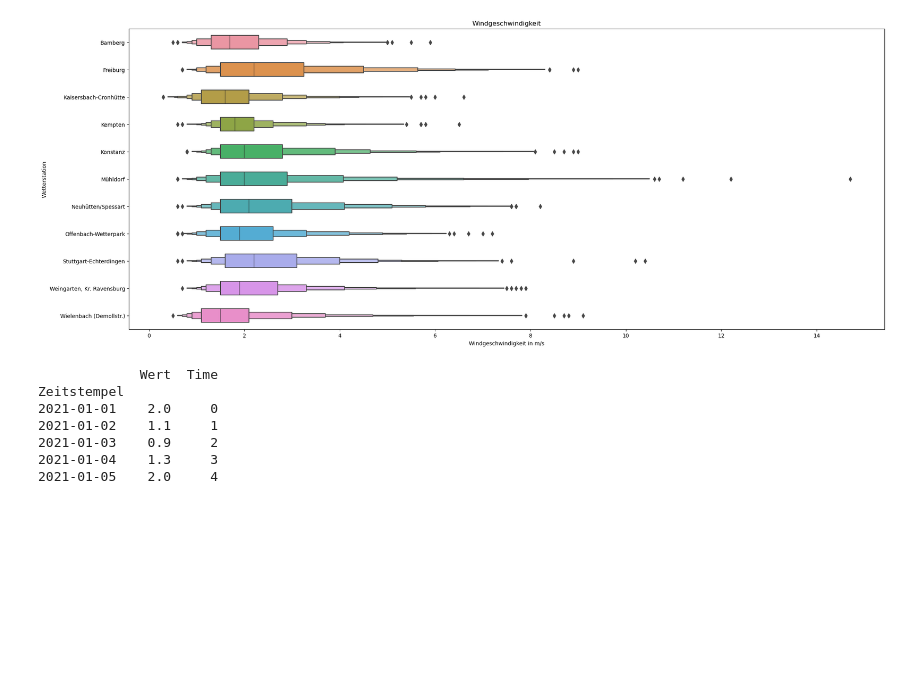
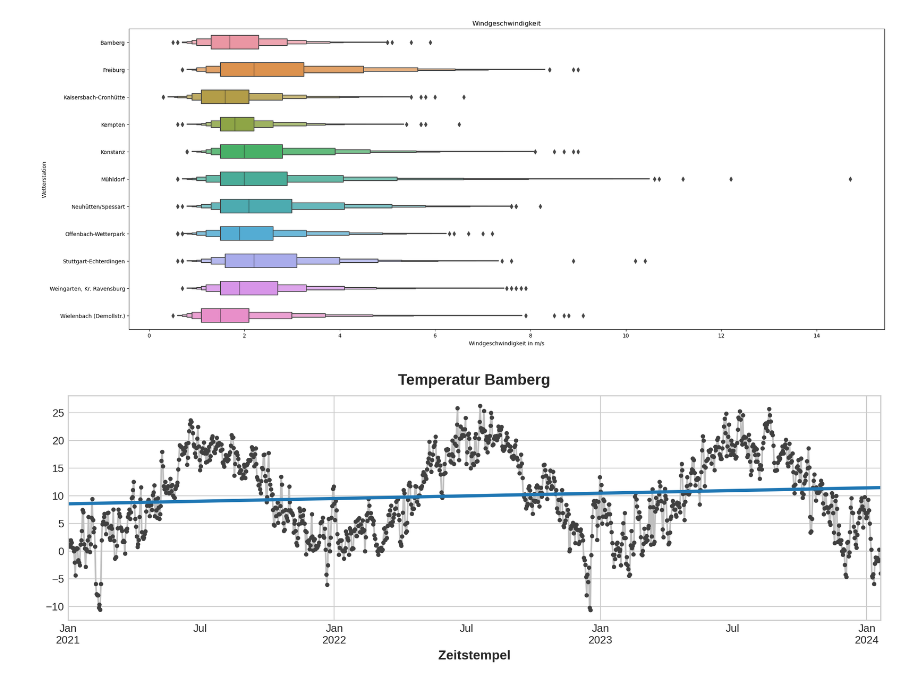
Before and after one commit to Gizmo-Labs/Statistical-Computing, a Jupyter notebook: Data-Analysis.ipynb, the cells around one changed output. Drawn from its saved outputs; the diff is of its cells as text; code cells hidden in the pictures; blank space fills up the shorter version.

Commit message:
Diagramm für Lineare Regression hinzugefügt

```diff
--- a/Data-Analysis.ipynb
+++ b/Data-Analysis.ipynb
@@ -338,7 +338,6 @@ import matplotlib.pyplot as plt
 from sklearn.linear_model import LinearRegression
 
 # Set Matplotlib defaults
-plt.style.use("seaborn-whitegrid")
 plt.rc("figure", autolayout=True, figsize=(11, 4))
 plt.rc(
     "axes",
@@ -348,37 +347,35 @@ plt.rc(
     titlesize=14,
     titlepad=10,
 )
 plot_params = dict(
     color="0.75",
     style=".-",
     markeredgecolor="0.25",
     markerfacecolor="0.25",
     legend=False,
 )
 %config InlineBackend.figure_format = 'retina'
 
 
 df_linear = df_boxplot_1.loc[((df_boxplot_1['Station'] == "Bamberg"))]
 df_linear.insert(4,"Time", np.arange(len(df_linear.index)))
 
 df_linear = df_linear.drop(['Station', 'Kategorie'], axis=1)
 df_linear = df_linear.set_index('Zeitstempel')
 
 X = df_linear.loc[:, ['Time']]
 y = df_linear.loc[:, 'Wert']
 
 # Train the model
 model = LinearRegression()
 model.fit(X, y)
 
 # Store the fitted values as a time series with the same time index as
 # the training data
 y_pred = pd.Series(model.predict(X), index=X.index)
+
+ax = y.plot(**plot_params)
+ax = y_pred.plot(ax=ax, linewidth=3)
+ax.set_title('Temperatur Bamberg');
 # %% [output]
-             Wert  Time
-Zeitstempel
-2021-01-01    2.0     0
-2021-01-02    1.1     1
-2021-01-03    0.9     2
-2021-01-04    1.3     3
-2021-01-05    2.0     4
+[figure, added]
```
